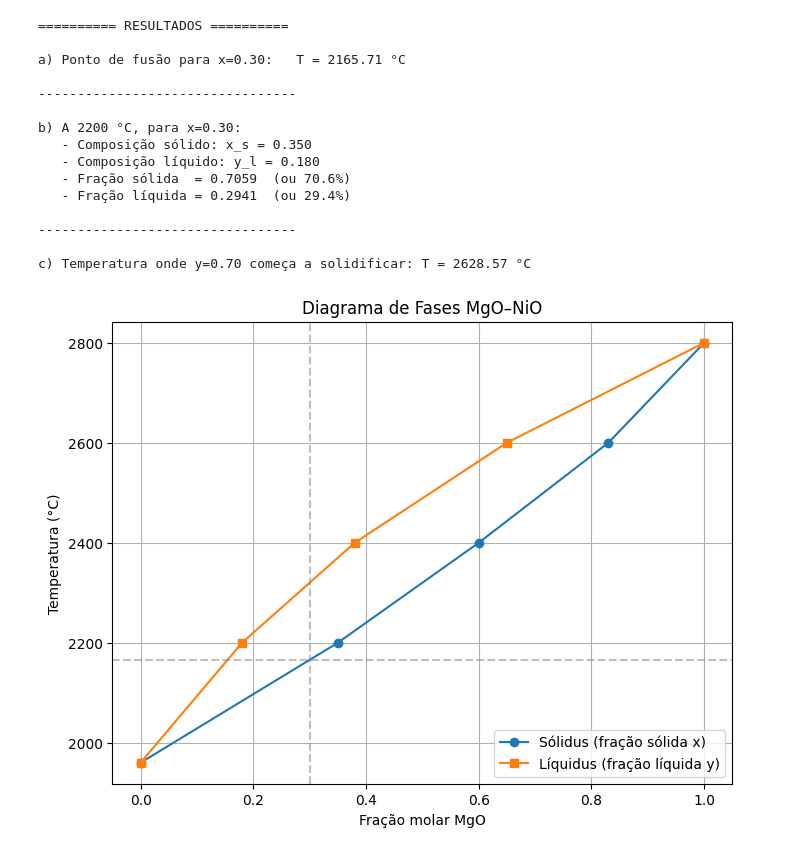
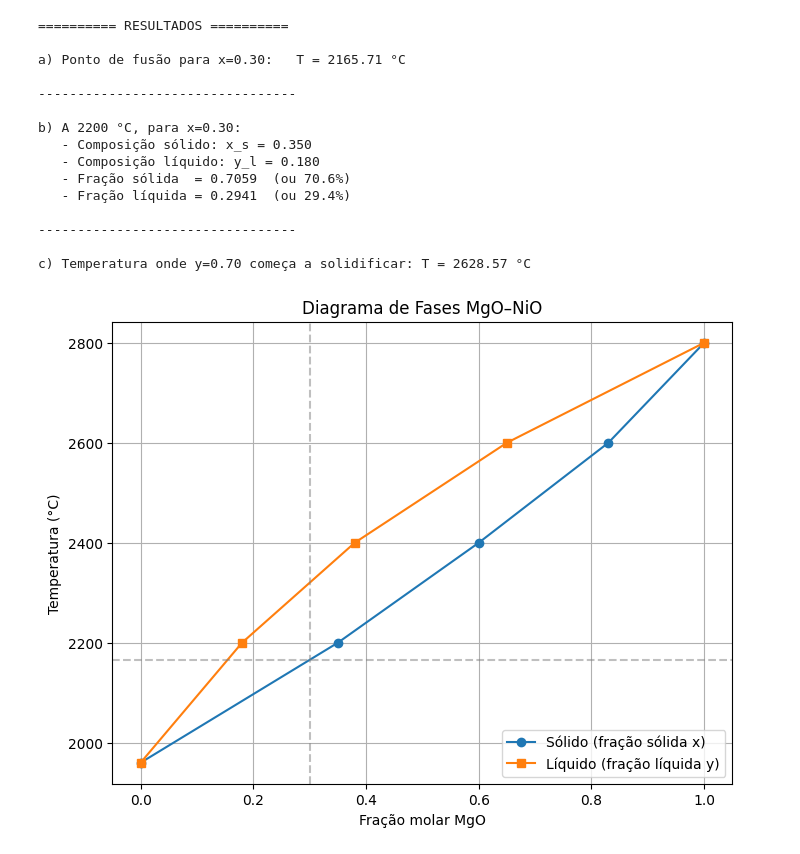
Before and after one commit to MariaGodoi/cn1t2, a Jupyter notebook: Questão_8_Fisqui.ipynb, the cells around one changed output. Cells and saved outputs as stored; diff of their text form; code cells hidden in the pictures.

```diff
--- a/Questão_8_Fisqui.ipynb
+++ b/Questão_8_Fisqui.ipynb
@@ -1,10 +1,8 @@
 # %% [markdown]
 <a href="https://colab.research.google.com/github/MariaGodoi/cn1t2/blob/main/Quest%C3%A3o_8_Fisqui.ipynb" target="_parent"><img src="https://colab.research.google.com/assets/colab-badge.svg" alt="Open In Colab"/></a>
 # %%
-# ===============================================
+
 # QUESTÃO 8 – DIAGRAMA DE FASE MgO–NiO
-# Código completo para Google Colab
-# ============================================
 
 import numpy as np
 import matplotlib.pyplot as plt
@@ -60,33 +58,33 @@ print(f"c) Temperatura onde y=0.70 começa a solidificar: T = {T_y70:.2f} °C")
 # Gráfico do diagrama T–x
 # -----------------------------------------------
 
 plt.figure(figsize=(8,6))
-plt.plot(x, T, 'o-', label='Sólidus (fração sólida x)')
-plt.plot(y, T, 's-', label='Líquidus (fração líquida y)')
+plt.plot(x, T, 'o-', label='Sólido (fração sólida x)')
+plt.plot(y, T, 's-', label='Líquido (fração líquida y)')
 
 plt.axvline(0.30, linestyle='--', color='gray', alpha=0.5)
 plt.axhline(T_x30, linestyle='--', color='gray', alpha=0.5)
 
 plt.xlabel("Fração molar MgO")
 plt.ylabel("Temperatura (°C)")
 plt.title("Diagrama de Fases MgO–NiO")
 plt.legend()
 plt.grid(True)
 plt.show()
 # %% [output]
 ========== RESULTADOS ==========
 
 a) Ponto de fusão para x=0.30:   T = 2165.71 °C
 
 ---------------------------------
 
 b) A 2200 °C, para x=0.30:
    - Composição sólido: x_s = 0.350
    - Composição líquido: y_l = 0.180
    - Fração sólida  = 0.7059  (ou 70.6%)
    - Fração líquida = 0.2941  (ou 29.4%)
 
 ---------------------------------
 
 c) Temperatura onde y=0.70 começa a solidificar: T = 2628.57 °C
-[figure, old version]
+[figure, new version]
```
